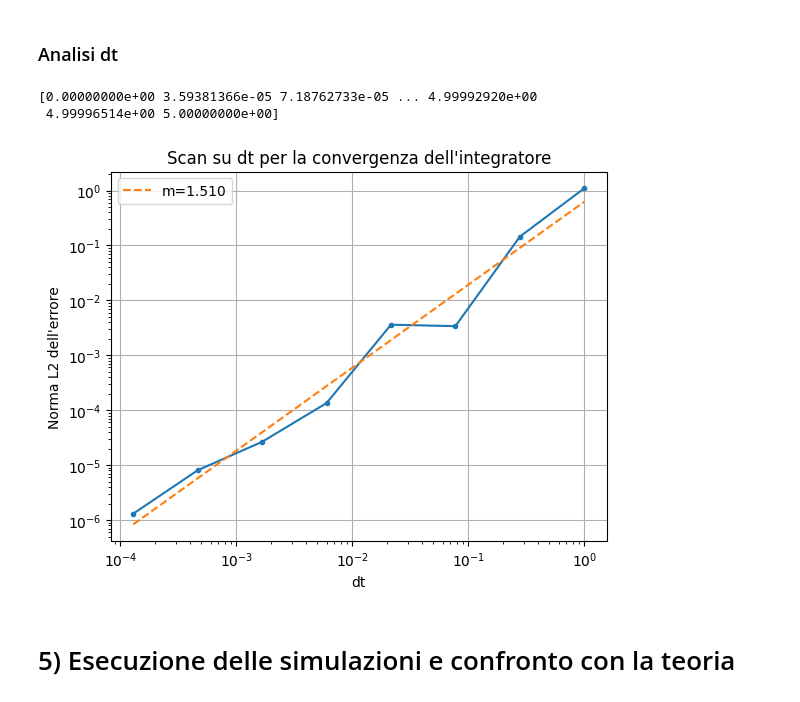
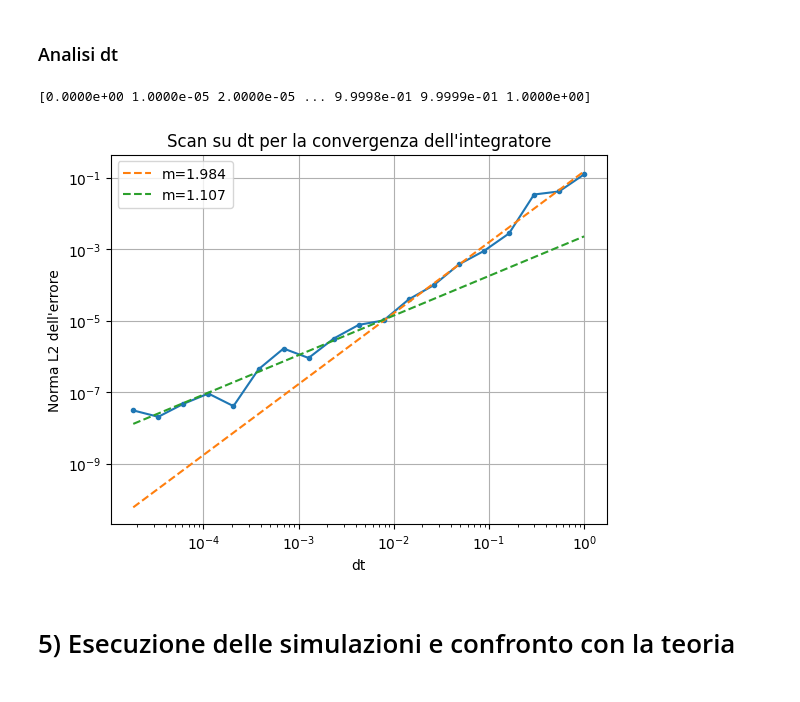
Before and after one commit to danivolo/rebbound, a Jupyter notebook: main.ipynb, the cells around one changed output. Cells and saved outputs as stored; diff of their text form; code cells hidden in the pictures.

```diff
--- a/main.ipynb
+++ b/main.ipynb
@@ -515,7 +512,7 @@ picklefile = f'scans/{scanname}.pickle'
 
 out = []
 
-dts = np.logspace(0,-5,10)
+dts = np.logspace(0,-5,20)
 stopfile = Path(f"{scanfolder}/stop")
 stop = False
 counter = 0
@@ -524,7 +521,7 @@ for dt in dts:
     if stopfile.exists(): # se c'è un file che si chiama "stop" finisci l'iterazione e fermati
         stop = True
         stopfile.unlink()
-    S = sp.setup_class(boxL=10, nx = 10, ny = 5, N=100, nrows = 10, m_host=m_host, m_BH = m_BH, Vx = Vx, T = 5, position = 'center', scale=scale)
+    S = sp.setup_class(boxL=10, nx = 10, ny = 5, N=100, nrows = 10, m_host=m_host, m_BH = m_BH, Vx = Vx, T = 1, position = 'center', scale=scale)
 
     sim = rebound.Simulation()
     sim.heartbeat = heartbeat
@@ -563,6 +560,7 @@ for dt in dts:
     sim.integrate(S.T)
     title = f"dt = {dt}"
 
+    ### genero un semplice plot della curva di velocità da salvare
     if save_fig:
         fig, ax = plt.subplots()
         ax.plot(v)
@@ -604,7 +602,9 @@ def line(x,a,q):
 with open(picklefile, 'rb') as handle:
     out=pickle.load(handle)
 
-out = out[:-1]
+# out = out[:-1]
+# genero prima le simulazioni più grossolane,
+# ma ora le voglio ordinate dalla più precisa alla meno precisa
 out = out[::-1]
 dts = np.array([res["dt"] for res in out])
 vs = [res["v"] for res in out]
@@ -615,20 +615,26 @@ from scipy.interpolate import make_splrep
 v0 = vs[0]
 x0 = ts[0]
 print(x0)
-v0spl = make_splrep(x0,v0,k=3) #modello la curva "esatta" con una spline cubica
+v0spl = make_splrep(x0,v0,k=1) #modello la curva "esatta" con una spline cubica
 
 errs = []
 for i in range(1,len(out)):
     v1 = vs[i]
     x1 = ts[i]
-    v1spl = make_splrep(x1,v1,k=3)
+    v1spl = make_splrep(x1,v1,k=1)
     fig, ax = plt.subplots()
-    dy = v0spl(x0)-v1spl(x0)
-    err = np.sqrt(dts[0]*np.sum(dy**2)) # da controllare, che dts?
+    # qui si potrebbe usare come x di riferimento:
+    # - x0 (tempi fitti della soluzione "esatta")
+    # - x1 (tempi a cui è campionata la soluzione approssimata)
+    # l'importante è che calcolando l'errore bisogna usare il dx (dts) corrispondente
+    # alla spaziatura di questo asse x
+    # con questa accortezza non sembra cambiare nulla
+    dy = v0spl(x1)-v1spl(x1)
+    err = np.sqrt(dts[i]*np.sum(dy**2)) # da controllare, che dts?
     errs.append(err)
-    ax.plot(x0,dy)
-    ax.set_title(f"{dts[i]:0.4f} vs {dts[0]:0.4f}")
-    if i==0:
+    ax.plot(x1,dy)
+    ax.set_title(f"{dts[i]:0.5f} vs {dts[0]:0.5f}")
+    if False:
         plt.show()
     plt.close()
 
@@ -637,25 +643,27 @@ Xfit = np.log10(dts[1:])
 Yfit = np.log10(errs)
 def line(x,m,q):
     return m*x+q
-popt, _ = curve_fit(line,Xfit,Yfit)
+cut = 10
+popt, _ = curve_fit(line,Xfit[cut:],Yfit[cut:])
+popt2, _ = curve_fit(line,Xfit[:cut],Yfit[:cut])
 # %% [output]
-[0.00000000e+00 3.59381366e-05 7.18762733e-05 ... 4.99992920e+00
- 4.99996514e+00 5.00000000e+00]
+[0.0000e+00 1.0000e-05 2.0000e-05 ... 9.9998e-01 9.9999e-01 1.0000e+00]
 # %%
 fig, ax = plt.subplots()
 ax.plot(dts[1:],errs, '.-C0')
 ax.plot(dts[1:],10**line(Xfit,*popt),'--C1',label=f"m={popt[0]:.03f}")
+ax.plot(dts[1:],10**line(Xfit,*popt2),'--C2',label=f"m={popt2[0]:.03f}")
 ax.set_title("Scan su dt per la convergenza dell'integratore")
 ax.set_xlabel("dt")
 ax.set_ylabel("Norma L2 dell'errore")
 ax.set_xscale("log")
 ax.set_yscale("log")
 ax.grid()
 ax.legend()
 fig.savefig("graphics/dt2.png")
 plt.show()
 # %% [output]
-[figure, old version]
+[figure, new version]
 # %% [markdown]
 # 5) Esecuzione delle simulazioni e confronto con la teoria
 # %% [markdown]
```
Also changed, not shown: parts of 1 cell of this notebook, 1 other file.
